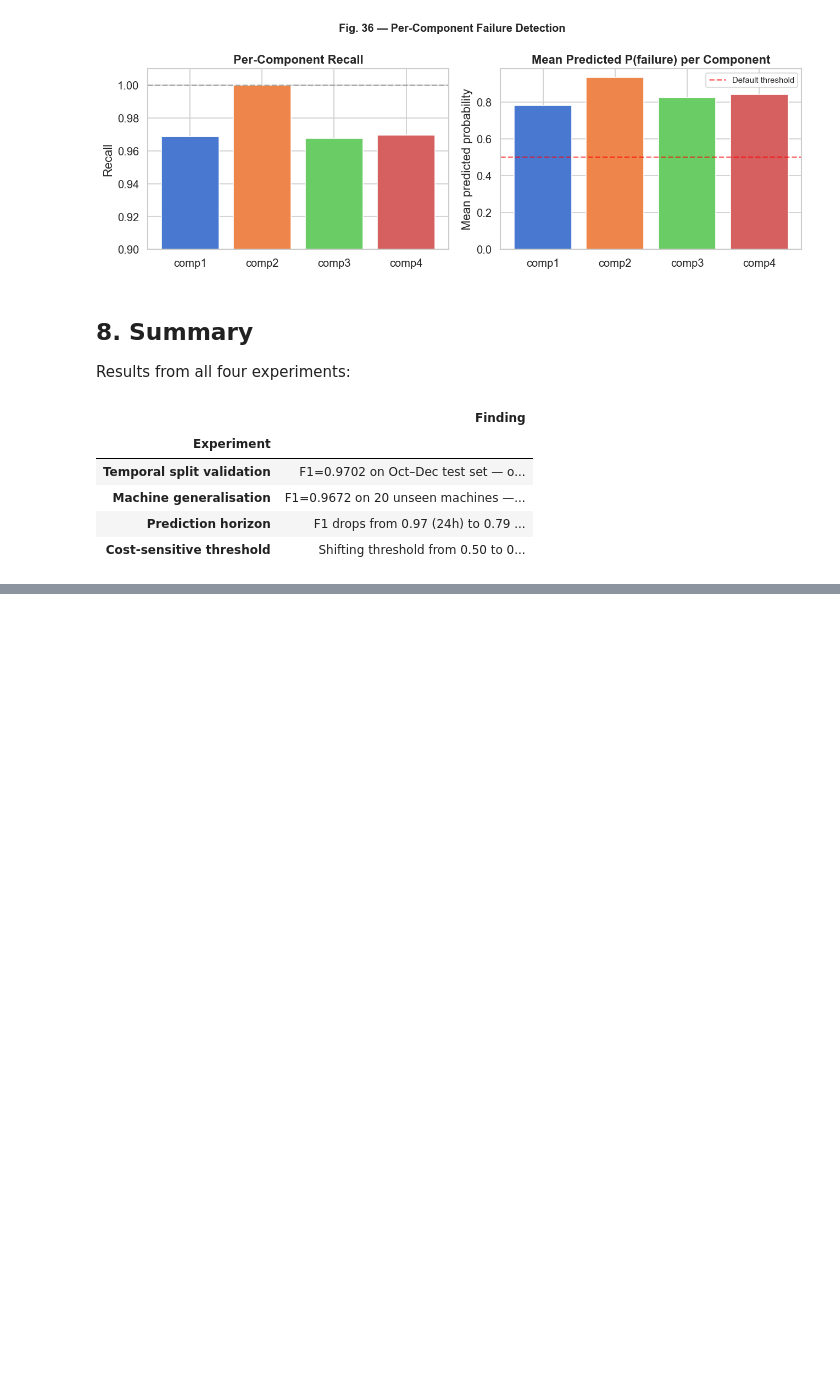
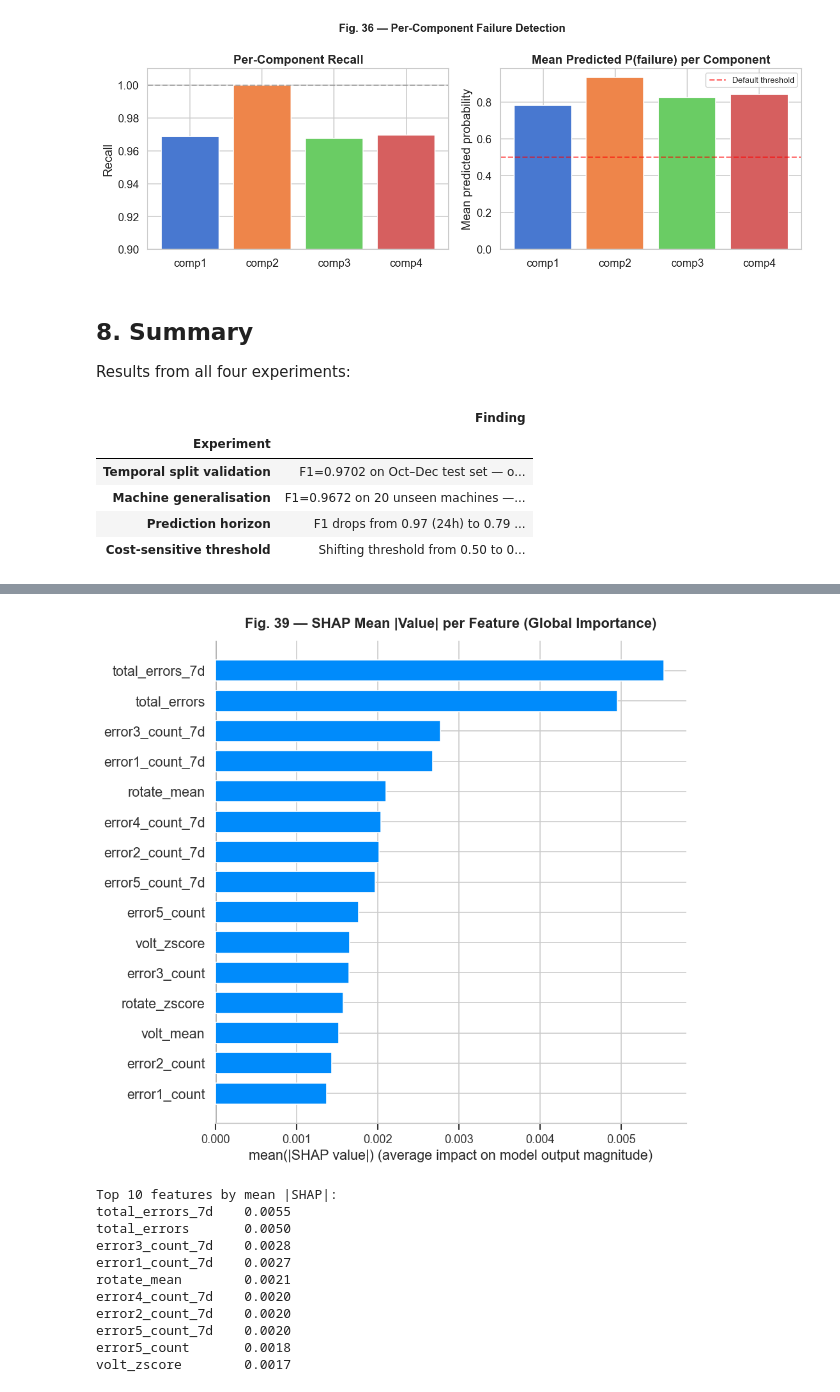
Before and after one commit to aylinbrtc/predictive-maintenance, a Jupyter notebook: notebooks/05_advanced_analysis.ipynb, the cells around one changed output, grey strips where cells are left out. Cells and saved outputs as stored; diff of their text form; code cells hidden in the pictures; blank space fills up the shorter version.

```diff
--- a/notebooks/05_advanced_analysis.ipynb
+++ b/notebooks/05_advanced_analysis.ipynb
@@ -510,0 +731,35 @@ display(summary)
+# %%
+# Bar plot: mean |SHAP| per feature (global importance)
+shap.summary_plot(
+    sv_pos, X_sample,
+    plot_type='bar',
+    max_display=15,
+    show=False,
+)
+plt.title('Fig. 39 — SHAP Mean |Value| per Feature (Global Importance)',
+          fontweight='bold', pad=12)
+plt.tight_layout()
+plt.savefig('../figures/shap_bar.png', dpi=300, bbox_inches='tight')
+plt.show()
+plt.close('all')
+
+# Top 10 by mean |SHAP|
+mean_abs_shap = pd.Series(
+    np.abs(sv_pos).mean(axis=0),
+    index=X_sample.columns
+).sort_values(ascending=False)
+print('Top 10 features by mean |SHAP|:')
+print(mean_abs_shap.head(10).round(4).to_string())
+# %% [output]
+[figure, added]
+Top 10 features by mean |SHAP|:
+total_errors_7d    0.0055
+total_errors       0.0050
+error3_count_7d    0.0028
+error1_count_7d    0.0027
+rotate_mean        0.0021
+error4_count_7d    0.0020
+error2_count_7d    0.0020
+error5_count_7d    0.0020
+error5_count       0.0018
+volt_zscore        0.0017
```
Also changed, not shown: parts of 14 cells of this notebook, 5 other files.
